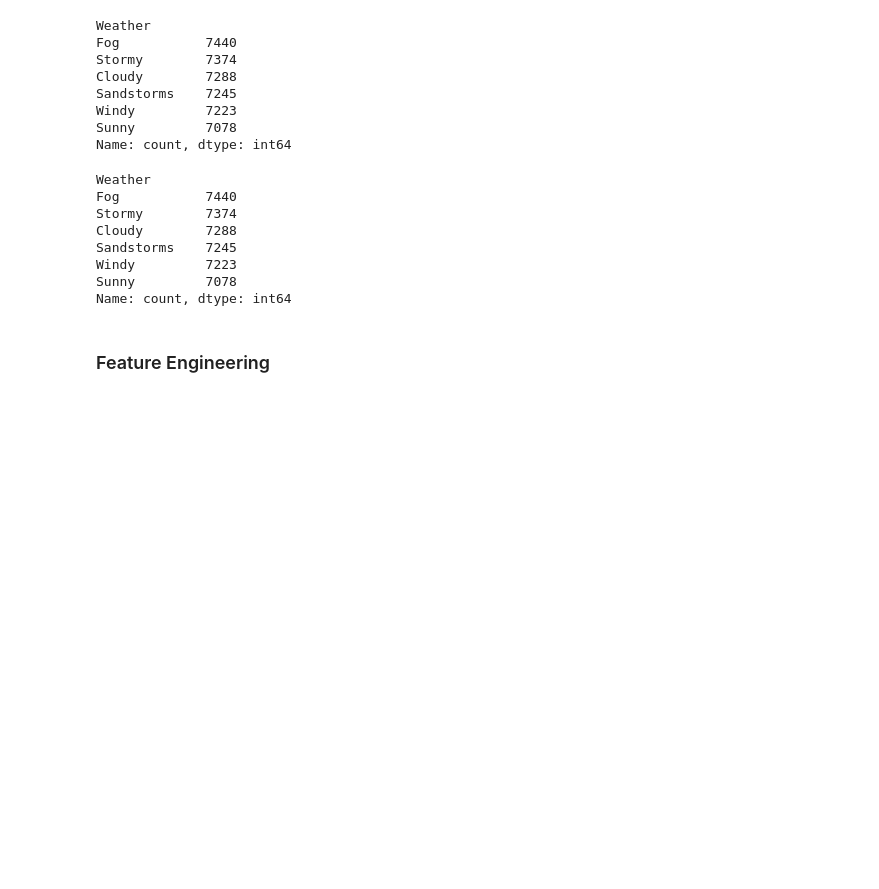
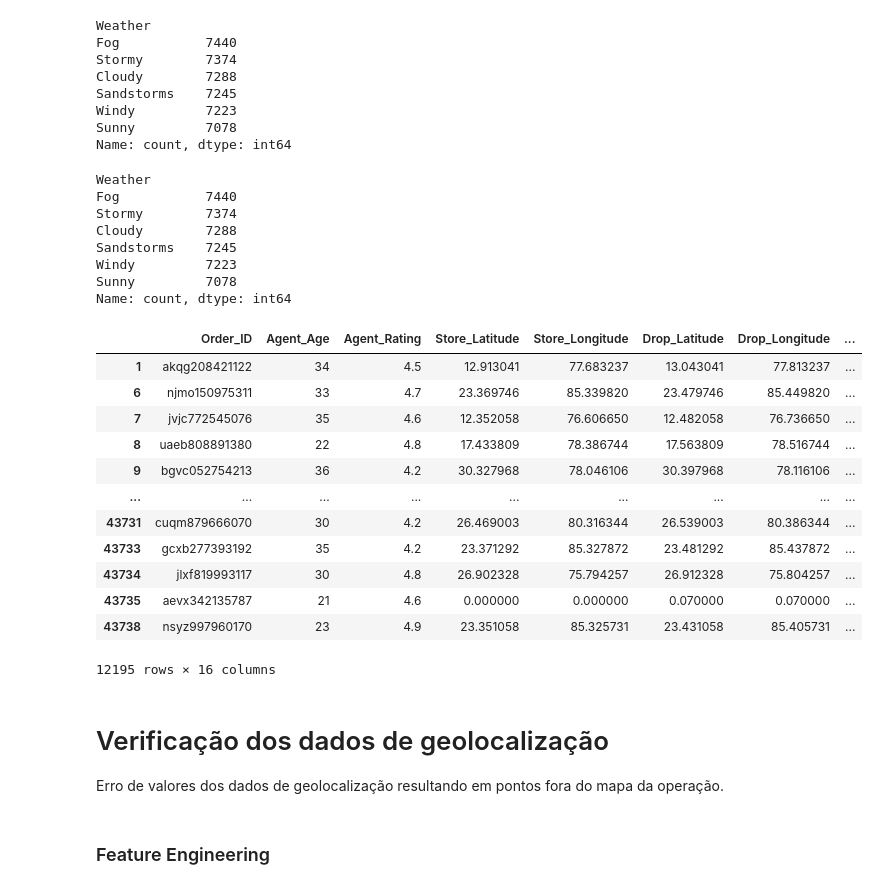
Before and after one commit to IgorComune/tech_challenge_ml_engineer_phase3, a Jupyter notebook: notebooks/02_EDA.ipynb, the cells around one changed output. Drawn from its saved outputs; the diff is of its cells as text; code cells hidden in the pictures; blank space fills up the shorter version.

```diff
--- a/notebooks/02_EDA.ipynb
+++ b/notebooks/02_EDA.ipynb
@@ -226,3 +229,22 @@ Sandstorms    7245
 Windy         7223
 Sunny         7078
 Name: count, dtype: int64
+# %%
+filtrar_dataset(tbl_amazon_dlv, query='Delivery_Time>150')
+# %% [output]
+|  | Order_ID | Agent_Age | Agent_Rating | Store_Latitude | Store_Longitude | Drop_Latitude | Drop_Longitude | ... |
+| 1 | akqg208421122 | 34 | 4.5 | 12.913041 | 77.683237 | 13.043041 | 77.813237 | ... |
+| 6 | njmo150975311 | 33 | 4.7 | 23.369746 | 85.339820 | 23.479746 | 85.449820 | ... |
+| 7 | jvjc772545076 | 35 | 4.6 | 12.352058 | 76.606650 | 12.482058 | 76.736650 | ... |
+| 8 | uaeb808891380 | 22 | 4.8 | 17.433809 | 78.386744 | 17.563809 | 78.516744 | ... |
+| 9 | bgvc052754213 | 36 | 4.2 | 30.327968 | 78.046106 | 30.397968 | 78.116106 | ... |
+| ... | ... | ... | ... | ... | ... | ... | ... | ... |
+| 43731 | cuqm879666070 | 30 | 4.2 | 26.469003 | 80.316344 | 26.539003 | 80.386344 | ... |
+| 43733 | gcxb277393192 | 35 | 4.2 | 23.371292 | 85.327872 | 23.481292 | 85.437872 | ... |
+| 43734 | jlxf819993117 | 30 | 4.8 | 26.902328 | 75.794257 | 26.912328 | 75.804257 | ... |
+| 43735 | aevx342135787 | 21 | 4.6 | 0.000000 | 0.000000 | 0.070000 | 0.070000 | ... |
+| 43738 | nsyz997960170 | 23 | 4.9 | 23.351058 | 85.325731 | 23.431058 | 85.405731 | ... |
+12195 rows × 16 columns
+# %% [markdown]
+# Verificação dos dados de geolocalização
+Erro de valores dos dados de geolocalização resultando em pontos fora do mapa da operação.
```
Also changed, not shown: parts of 16 cells of this notebook, 4 other files.
